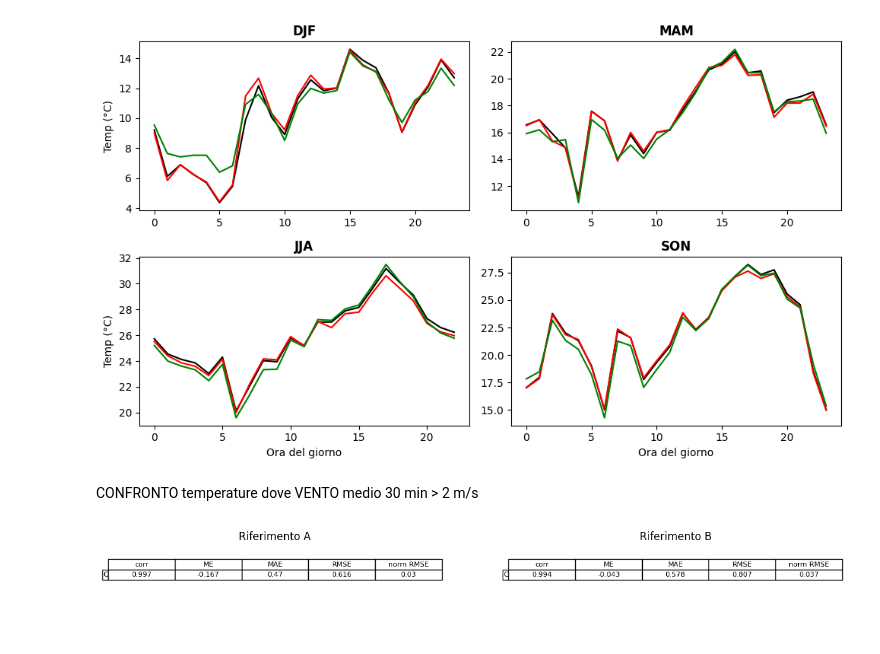
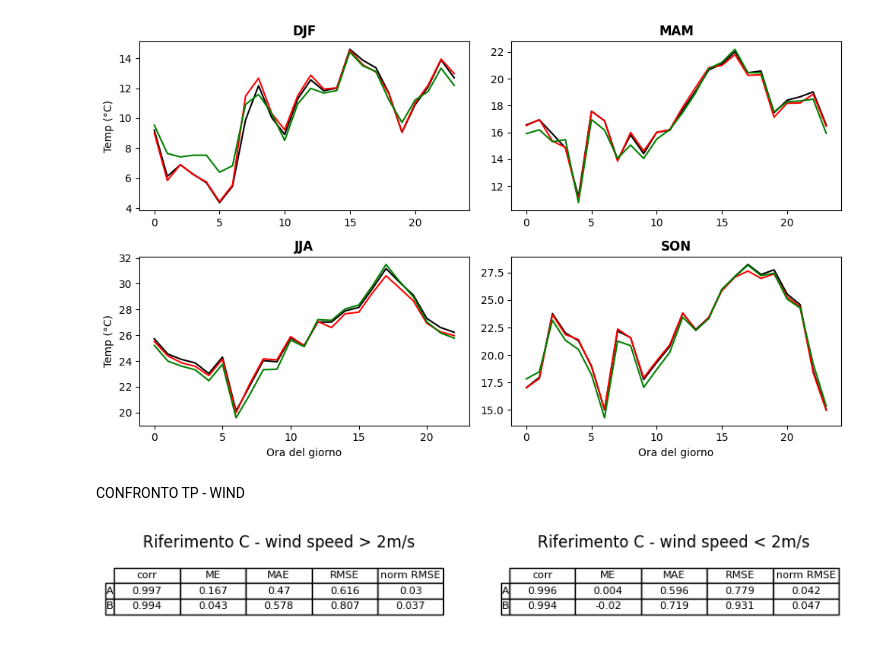
Before and after one commit to FedeJack06/Laboratorio-di-Fisica-dell-Atmosfera, a Jupyter notebook: 1esp/B_Stazioni_Davis.ipynb, the cells around one changed output. Drawn from its saved outputs; the diff is of its cells as text; code cells hidden in the pictures.

Commit message:
rad + end confronto schermo tabelle

```diff
--- a/1esp/B_Stazioni_Davis.ipynb
+++ b/1esp/B_Stazioni_Davis.ipynb
@@ -359,7 +359,7 @@ vars = ['outHum','outTemp', 'Press']
 colors = ['blue','red', 'grey']
 for var in vars:
     df_merged = pd.merge(A, B, on='Datetime', suffixes=('_A', '_B'))
-    plt.figure(1, figsize=(15, 4))
+    plt.figure(1, figsize=(10, 4))
     plt.plot(df_merged["Datetime"], np.subtract(df_merged[var+"_A"], df_merged[var+"_B"]), color=colors[vars.index(var)])
     plt.ylabel('Differenza [units]')
     plt.legend(['Umidità relativa', 'Temperatura', 'Pressione Sea Level'])
@@ -367,7 +367,7 @@ for var in vars:
     plt.savefig('FIGURE/B/diff_AB_tempo.png', dpi=300, bbox_inches='tight')
 
     df_merged = pd.merge(A, C, on='Datetime', suffixes=('_A', '_C'))
-    plt.figure(2, figsize=(15, 4))
+    plt.figure(2, figsize=(10, 4))
     plt.plot(df_merged["Datetime"], np.subtract(df_merged[var+"_A"], df_merged[var+"_C"]), color=colors[vars.index(var)])
     plt.ylabel('Differenza [units]')
     plt.legend(['Umidità relativa', 'Temperatura', 'Pressione Sea Level'])
@@ -375,7 +375,7 @@ for var in vars:
     plt.savefig('FIGURE/B/diff_AC_tempo.png', dpi=300, bbox_inches='tight')
 
     df_merged = pd.merge(B, C, on='Datetime', suffixes=('_B', '_C'))
-    plt.figure(3, figsize=(15, 4))
+    plt.figure(3, figsize=(10, 4))
     plt.plot(df_merged["Datetime"], np.subtract(df_merged[var+"_B"], df_merged[var+"_C"]), color=colors[vars.index(var)])
     plt.ylabel('Differenza [units]')
     plt.legend(['Umidità relativa', 'Temperatura', 'Pressione Sea Level'])
@@ -653,15 +653,18 @@ plt.savefig('FIGURE/tp_ur_pr_compare_arpae.png', dpi=300, bbox_inches='tight')
 # %% [markdown]
 <span style="font-size: x-large;">**Elimino dati B prima del 24/06/2015**<span style="font-size: x-large;">
 # %%
+#rename AC
+globals()["df_A_year_filt_new"] = globals()["df_A_year_filt"].copy()
+globals()["df_C_year_filt_new"] = globals()["df_C_year_filt"].copy()
 #filtro B
 df = globals()["df_B_year_filt"]
-df = df[df.Datetime > "24-06-2015"]
-globals()["df_B_year_filt"] = df
-print(globals()["df_B_year_filt"].Datetime.min())
+globals()["df_B_year_filt_new"] = df[df.Datetime > "24-06-2015"]
+print(globals()["df_B_year_filt_new"].Datetime.min())
 
 #reset correzione C
-df_C = globals()["df_C_year_filt"]
+df_C = globals()["df_C_year_filt_new"]
 df_C['outTemp'] = df_C['outTemp_raw']
+df_C['outHum'] = df_C['outHum_raw']
 # %% [output]
 2015-06-24 10:00:00
 # %% [markdown]
@@ -701,7 +704,7 @@ for var in vars:
         for stazione in stazioni:
             if stazione != riferimento:
                 indexes.append(stazione)
-                corr, me, mae, rmse, nrmse = compare_column(globals()["df_"+riferimento+"_year_filt"], globals()["df_"+stazione+"_year_filt"], var)
+                corr, me, mae, rmse, nrmse = compare_column(globals()["df_"+riferimento+"_year_filt_new"], globals()["df_"+stazione+"_year_filt_new"], var)
                 rows.append([round(corr,3), round(me,3), round(mae,3), round(rmse,3), round(nrmse,3)])
 
         df = pd.DataFrame(rows, index=indexes, columns=['corr', 'ME', 'MAE', 'RMSE', 'norm RMSE'])
@@ -943,36 +968,51 @@ plt.tight_layout()
 # %% [output]
 [figure]
 # %% [markdown]
-CONFRONTO temperature dove VENTO medio 30 min > 2 m/s
+CONFRONTO TP - WIND
 # %%
-stazioni = ['A', 'B', 'C']
 var = 'outTemp'
 
-dfC = df_C_year_filt[['Datetime','wndSpeed','wndDir','outTemp']].copy()
+dfC = df_C_year_filt_new[['Datetime','wndSpeed','wndDir','outTemp']].copy()
 dfC_w = dfC[(dfC['wndSpeed'] >= 2)&(dfC['wndSpeed']<=8)&(dfC['wndDir'] >= 0)&(dfC['wndDir']<360)]
 
-fig, axes = plt.subplots(1, 2, figsize=(3 * 5, 1))
-i = 0
-riferimenti = ['A','B']
-for riferimento in riferimenti:
-    rows = []
-    #print("Riferimento "+riferimento)
-    indexes = ['C']
-
-    corr, me, mae, rmse, nrmse = compare_column(globals()["df_"+riferimento+"_year_filt"], dfC_w, var)
+fig, axes = plt.subplots(1, 2, figsize=(5*2, 1))
+rows = []
+#print("Riferimento "+riferimento)
+indexes = ['A','B']
+for stazione in ['A','B']:
+    corr, me, mae, rmse, nrmse = compare_column(dfC_w, globals()["df_"+stazione+"_year_filt_new"], var)
     rows.append([round(corr,3), round(me,3), round(mae,3), round(rmse,3), round(nrmse,3)])
 
-    df = pd.DataFrame(rows, index=indexes, columns=['corr', 'ME', 'MAE', 'RMSE', 'norm RMSE'])
-    #display(df)
+df = pd.DataFrame(rows, index=indexes, columns=['corr', 'ME', 'MAE', 'RMSE', 'norm RMSE'])
+#display(df)
 
-    ax = axes[i]
-    i +=1
-    ax.axis('off')
-    ax.set_title("Riferimento "+riferimento, loc='center')
-    table = pd.plotting.table(ax, df, loc='center', cellLoc='center')
-    table.auto_set_font_size(False)
-    table.set_fontsize(8)
-    table.scale(1, 1)
+ax = axes[0]
+ax.axis('off')
+ax.set_title("Riferimento C - wind speed > 2m/s", loc='center')
+table = pd.plotting.table(ax, df, loc='center', cellLoc='center')
+table.auto_set_font_size(False)
+table.set_fontsize(8)
+table.scale(1, 1)
+
+##################################### wind < 2m/s
+dfC_w = dfC[(dfC['wndSpeed'] >= 0.5)&(dfC['wndSpeed'] < 2)&(dfC['wndDir'] >= 0)&(dfC['wndDir']<360)]
+rows = []
+#print("Riferimento "+riferimento)
+indexes = ['A','B']
+for stazione in ['A','B']:
+    corr, me, mae, rmse, nrmse = compare_column(dfC_w, globals()["df_"+stazione+"_year_filt_new"], var)
+    rows.append([round(corr,3), round(me,3), round(mae,3), round(rmse,3), round(nrmse,3)])
+
+df = pd.DataFrame(rows, index=indexes, columns=['corr', 'ME', 'MAE', 'RMSE', 'norm RMSE'])
+#display(df)
+
+ax = axes[1]
+ax.axis('off')
+ax.set_title("Riferimento C - wind speed < 2m/s", loc='center')
+table = pd.plotting.table(ax, df, loc='center', cellLoc='center')
+table.auto_set_font_size(False)
+table.set_fontsize(8)
+table.scale(1, 1)
 #plt.savefig('FIGURE/'+var+'_compare_davis.png', dpi=300, bbox_inches='tight')
 # %% [output]
-[figure, old version]
+[figure, new version]
```
Also changed, not shown: parts of 34 cells of this notebook, 12 other files.
